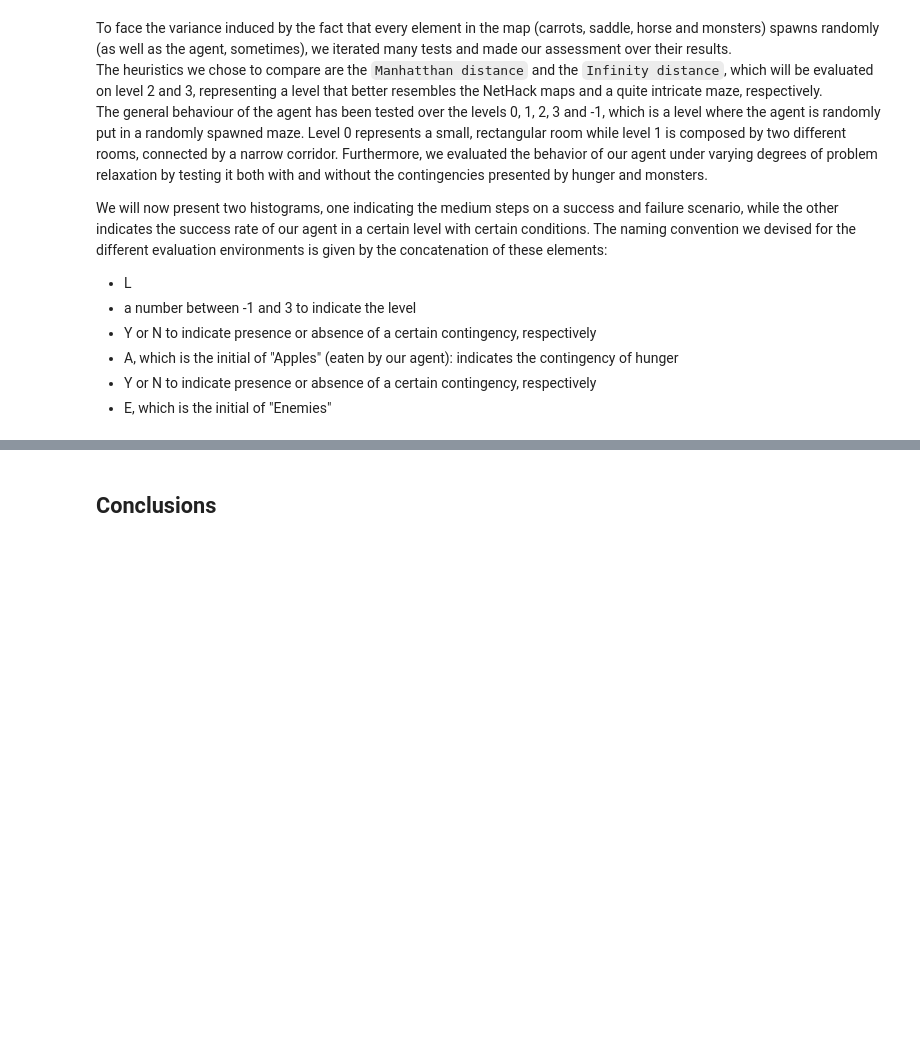
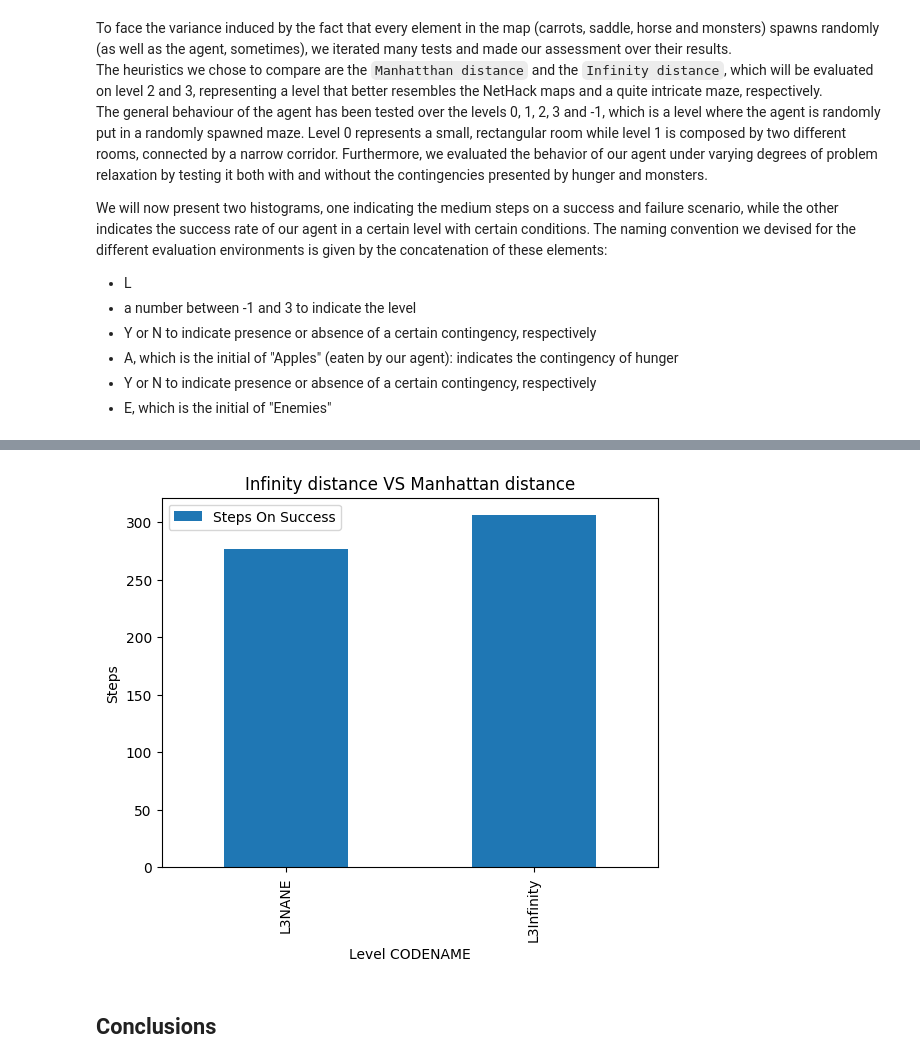
Before and after one commit to giordanoscerra/ProjectPegasus, a Jupyter notebook: Notebook.ipynb, the cells around one changed output, grey strips where cells are left out. Saved outputs shown, nothing was run; the diff lists cells and outputs as text; code cells hidden in the pictures; blank space fills up the shorter version.

Commit message:
compare heuristics on notebook
i am ashamed of this code

```diff
--- a/Notebook.ipynb
+++ b/Notebook.ipynb
@@ -158,3 +158,12 @@ show_stats(level=0, success_rate_flag=True)
+# %%
+from stats.show_stats import compare_heuristics
+
+# 2 for nethack-like level
+# 3 for complex maze
+
+compare_heuristics(level=3)
+# %% [output]
+[figure, added]
 # %% [markdown]
 ## Conclusions
 # %% [markdown]
```
Also changed, not shown: parts of 1 cell of this notebook, 2 other files.
